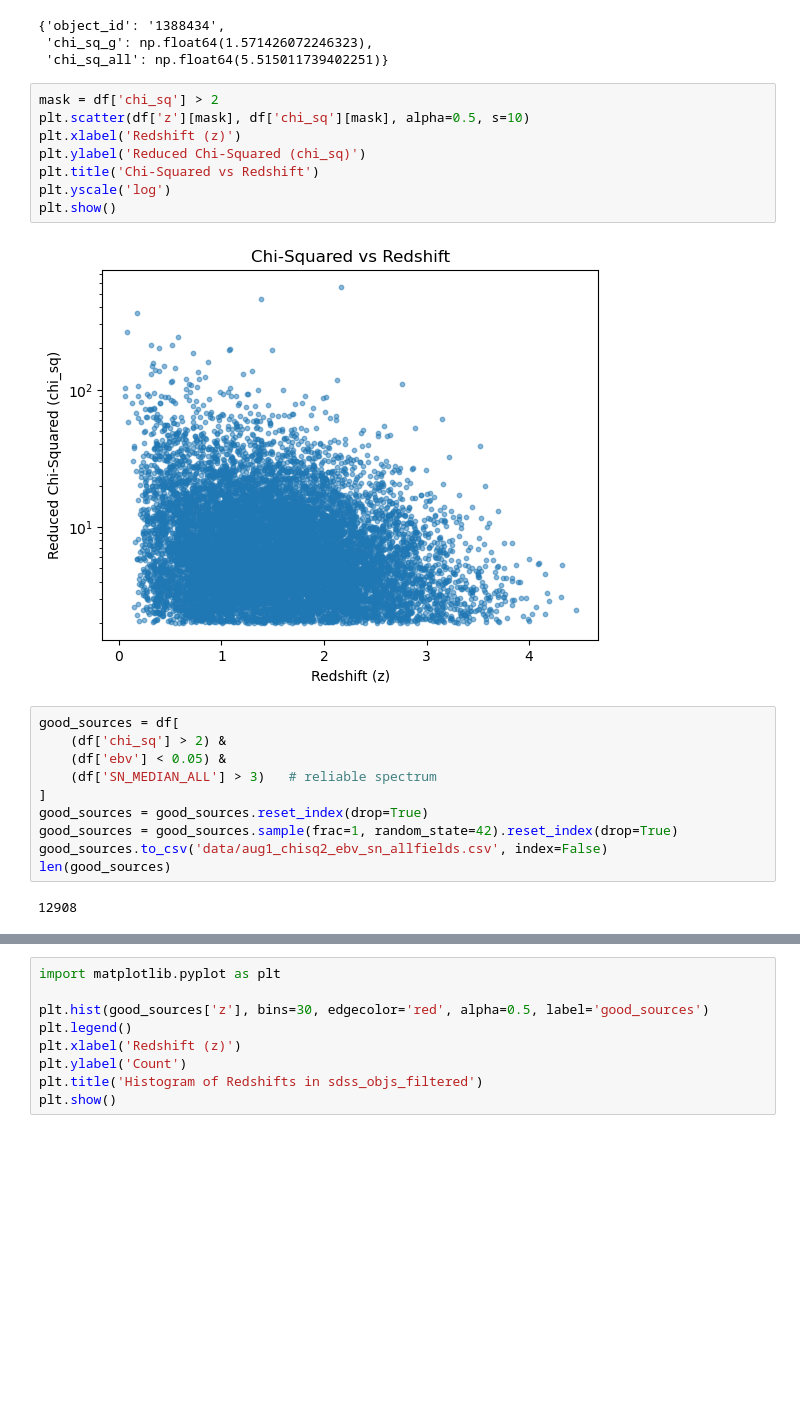
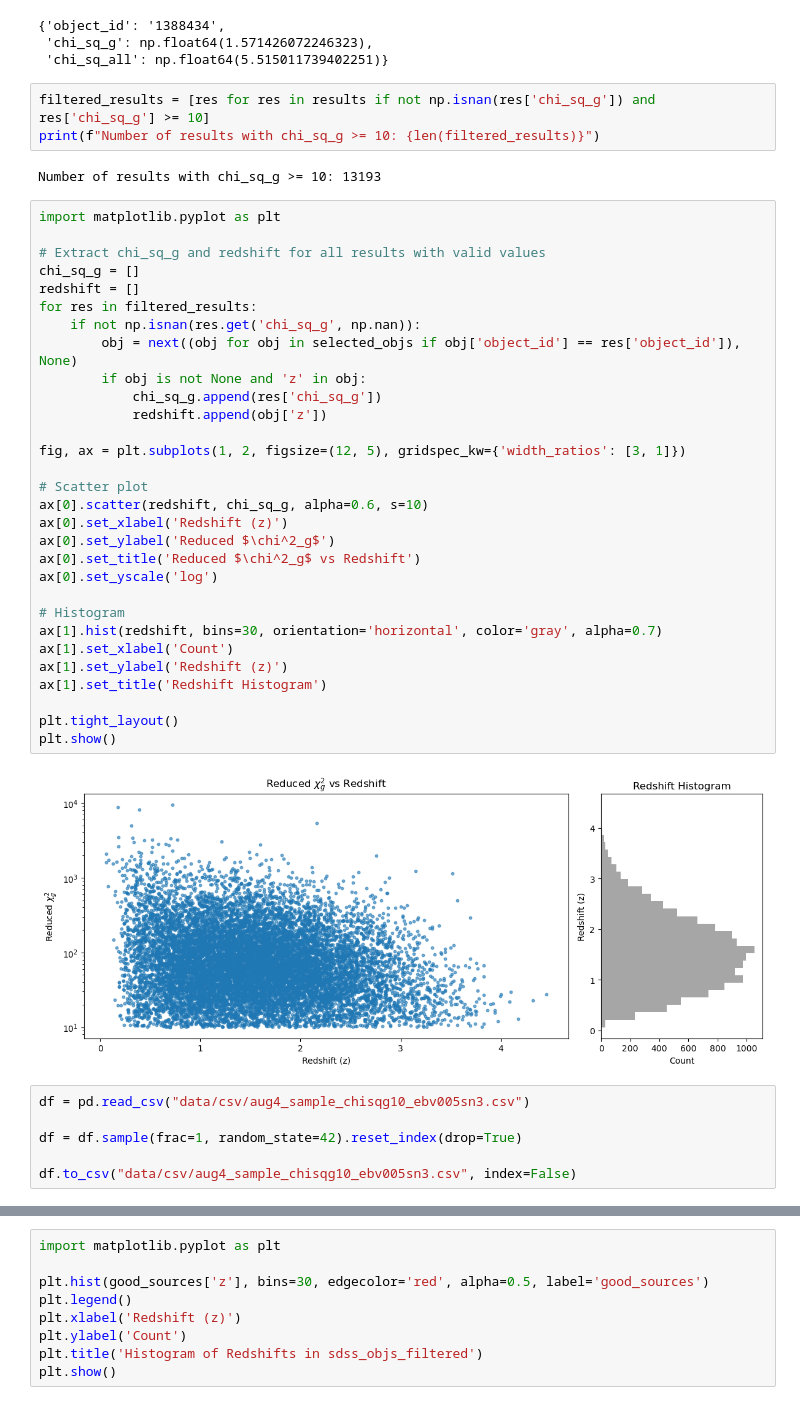
Before and after one commit to dutra/qvc, a Jupyter notebook: qvc/rank_lc.ipynb, the cells around one changed output, grey strips where cells are left out. Saved outputs shown, nothing was run; the diff lists cells and outputs as text; blank space fills up the shorter version.

```diff
--- a/qvc/rank_lc.ipynb
+++ b/qvc/rank_lc.ipynb
@@ -256,25 +283,46 @@ closest_result
 {'object_id': '1388434',
  'chi_sq_g': np.float64(1.571426072246323),
  'chi_sq_all': np.float64(5.515011739402251)}
+# %%
+filtered_results = [res for res in results if not np.isnan(res['chi_sq_g']) and res['chi_sq_g'] >= 10]
+print(f"Number of results with chi_sq_g >= 10: {len(filtered_results)}")
+# %% [output]
+Number of results with chi_sq_g >= 10: 13193
 # %%
-mask = df['chi_sq'] > 2
-plt.scatter(df['z'][mask], df['chi_sq'][mask], alpha=0.5, s=10)
-plt.xlabel('Redshift (z)')
-plt.ylabel('Reduced Chi-Squared (chi_sq)')
-plt.title('Chi-Squared vs Redshift')
-plt.yscale('log')
+import matplotlib.pyplot as plt
+
+# Extract chi_sq_g and redshift for all results with valid values
+chi_sq_g = []
+redshift = []
+for res in filtered_results:
+    if not np.isnan(res.get('chi_sq_g', np.nan)):
+        obj = next((obj for obj in selected_objs if obj['object_id'] == res['object_id']), None)
+        if obj is not None and 'z' in obj:
+            chi_sq_g.append(res['chi_sq_g'])
+            redshift.append(obj['z'])
+
+fig, ax = plt.subplots(1, 2, figsize=(12, 5), gridspec_kw={'width_ratios': [3, 1]})
+
+# Scatter plot
+ax[0].scatter(redshift, chi_sq_g, alpha=0.6, s=10)
+ax[0].set_xlabel('Redshift (z)')
+ax[0].set_ylabel('Reduced $\chi^2_g$')
+ax[0].set_title('Reduced $\chi^2_g$ vs Redshift')
+ax[0].set_yscale('log')
+
+# Histogram
+ax[1].hist(redshift, bins=30, orientation='horizontal', color='gray', alpha=0.7)
+ax[1].set_xlabel('Count')
+ax[1].set_ylabel('Redshift (z)')
+ax[1].set_title('Redshift Histogram')
+
+plt.tight_layout()
 plt.show()
 # %% [output]
-[figure, old version]
+[figure, new version]
-# %%
-good_sources = df[
-    (df['chi_sq'] > 2) &
-    (df['ebv'] < 0.05) &
-    (df['SN_MEDIAN_ALL'] > 3)   # reliable spectrum
-]
-good_sources = good_sources.reset_index(drop=True)
-good_sources = good_sources.sample(frac=1, random_state=42).reset_index(drop=True)
-good_sources.to_csv('data/aug1_chisq2_ebv_sn_allfields.csv', index=False)
-len(good_sources)
-# %% [output]
-12908
+# %%
+df = pd.read_csv("data/csv/aug4_sample_chisqg10_ebv005sn3.csv")
+
+df = df.sample(frac=1, random_state=42).reset_index(drop=True)
+
+df.to_csv("data/csv/aug4_sample_chisqg10_ebv005sn3.csv", index=False)
```
Also changed, not shown: parts of 7 cells of this notebook, 5 other files.
